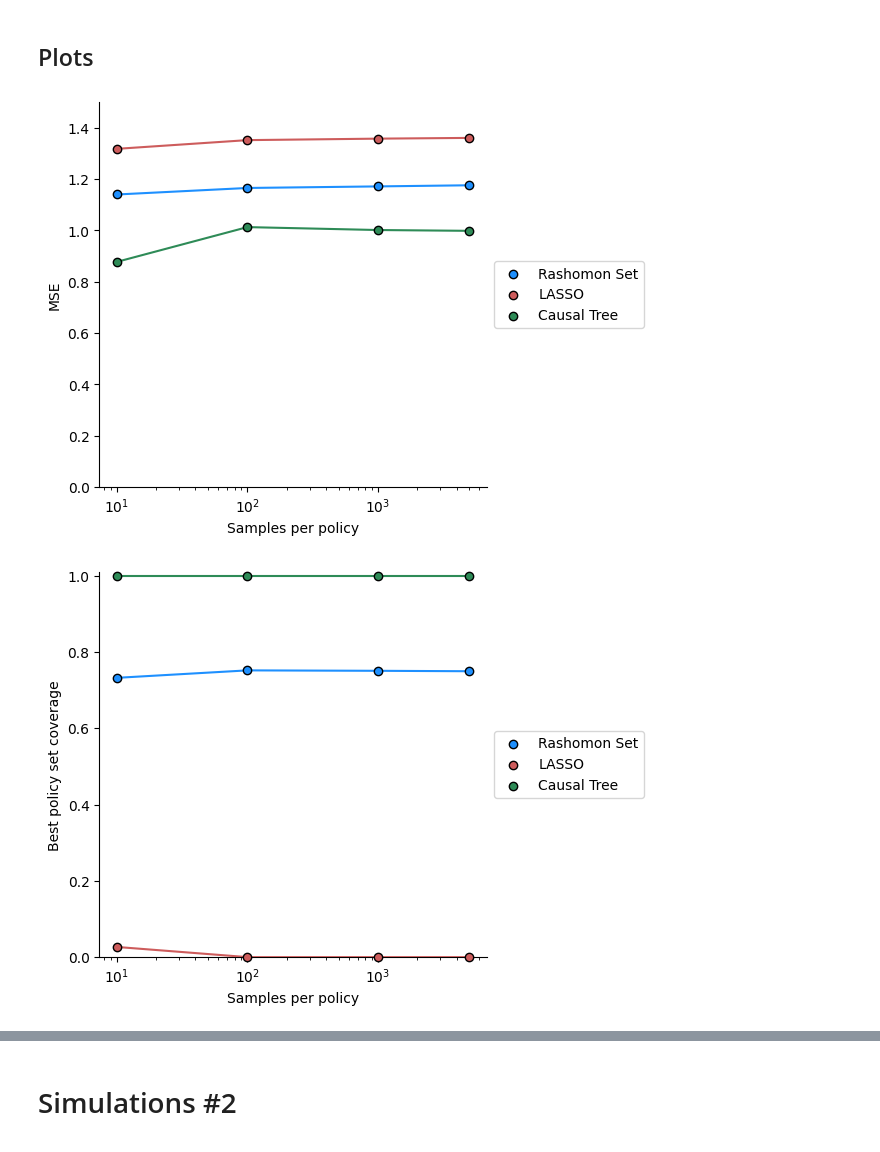
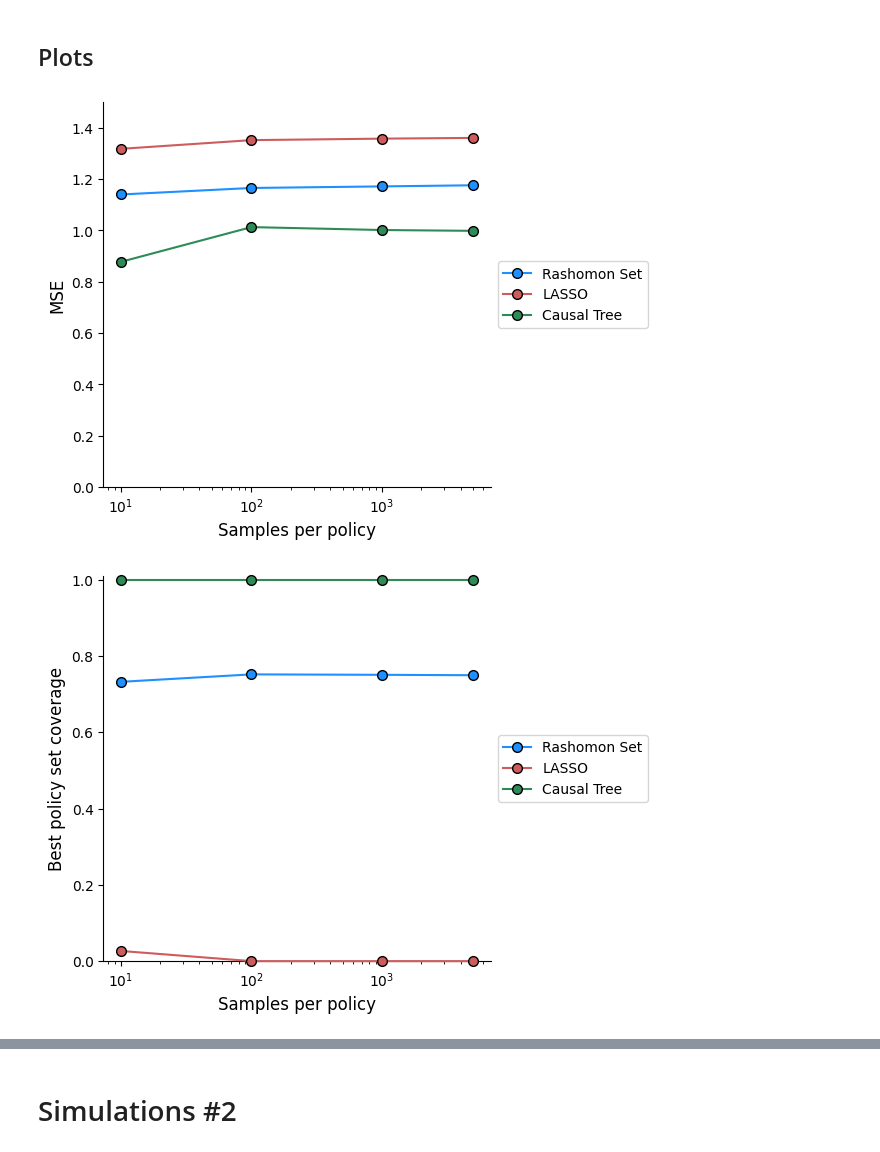
Before and after one commit to AparaV/rashomon-partition-sets, a Jupyter notebook: Code/analyze_results.ipynb, the cells around one changed output, grey strips where cells are left out. Saved outputs shown, nothing was run; the diff lists cells and outputs as text; code cells hidden in the pictures.

```diff
--- a/Code/analyze_results.ipynb
+++ b/Code/analyze_results.ipynb
@@ -167,66 +167,62 @@ fig, ax = plt.subplots(figsize=(5,5))
 ax.spines[['right', 'top']].set_visible(False)
 
 ax.plot(rashomon_df["n_per_pol"], rashomon_df["MSE_mean"],
-        color="dodgerblue", zorder=1)
-ax.scatter(rashomon_df["n_per_pol"], rashomon_df["MSE_mean"],
-           color="dodgerblue", edgecolor="black", zorder=1.1, label="Rashomon Set")
+        color="dodgerblue", zorder=1,
+        marker="o", markeredgecolor="black", markersize=7,
+        label="Rashomon Set")
 
 ax.plot(lasso_df["n_per_pol"], lasso_df["MSE_mean"],
-        color="indianred", zorder=1)
-ax.scatter(lasso_df["n_per_pol"], lasso_df["MSE_mean"],
-           color="indianred", edgecolor="black", zorder=3, clip_on=False,
-           label="LASSO")
+        color="indianred", zorder=3, clip_on=False,
+        marker="o", markeredgecolor="black", markersize=7,
+        label="LASSO")
 
 ax.plot(ct_df["n_per_pol"], ct_df["MSE_mean"],
-        color="seagreen", zorder=3)
-ax.scatter(ct_df["n_per_pol"], ct_df["MSE_mean"],
-           color="seagreen", edgecolor="black", zorder=3.5, clip_on=False,
-           label="Causal Tree")
+        color="seagreen", zorder=3.5, clip_on=False,
+        marker="o", markeredgecolor="black", markersize=7,
+        label="Causal Tree")
 
 ax.set_xscale("log")
-ax.set_xlabel("Samples per policy")
+ax.set_xlabel("Samples per policy", fontsize=12)
 ax.set_ylim(0, 1.5)
-ax.set_ylabel("MSE")
+ax.set_ylabel("MSE", fontsize=12)
 
 ax.legend(loc="center left", bbox_to_anchor=(1, 0.5))
 
-# plt.savefig("../Figures/worst_case/MSE.png", dpi=300, bbox_inches="tight")
+plt.savefig("../Figures/worst_case/MSE.png", dpi=300, bbox_inches="tight")
 plt.show()
 # %% [output]
-[figure, old version]
+[figure, new version]
 # %%
 fig, ax = plt.subplots(figsize=(5,5))
 
 ax.spines[['right', 'top']].set_visible(False)
 
 ax.plot(rashomon_df["n_per_pol"], rashomon_df["IOU_mean"],
-        color="dodgerblue", zorder=1)
-ax.scatter(rashomon_df["n_per_pol"], rashomon_df["IOU_mean"],
-           color="dodgerblue", edgecolor="black", zorder=1.1, label="Rashomon Set")
+        color="dodgerblue", zorder=1,
+        marker="o", markeredgecolor="black", markersize=7,
+        label="Rashomon Set")
 
 ax.plot(lasso_df["n_per_pol"], lasso_df["IOU_mean"],
-        color="indianred", zorder=3)
-ax.scatter(lasso_df["n_per_pol"], lasso_df["IOU_mean"],
-           color="indianred", edgecolor="black", zorder=3.5, clip_on=False,
-           label="LASSO")
+        color="indianred", zorder=3, clip_on=False,
+        marker="o", markeredgecolor="black", markersize=7,
+        label="LASSO")
 
 ax.plot(ct_df["n_per_pol"], ct_df["IOU_mean"],
-        color="seagreen", zorder=3)
-ax.scatter(ct_df["n_per_pol"], ct_df["IOU_mean"],
-           color="seagreen", edgecolor="black", zorder=3.5, clip_on=False,
-           label="Causal Tree")
+        color="seagreen", zorder=3.5, clip_on=False,
+        marker="o", markeredgecolor="black", markersize=7,
+        label="Causal Tree")
 
 ax.set_xscale("log")
-ax.set_xlabel("Samples per policy")
+ax.set_xlabel("Samples per policy", fontsize=12)
 ax.set_ylim(0, 1.01)
-ax.set_ylabel("Best policy set coverage")
+ax.set_ylabel("Best policy set coverage", fontsize=12)
 
 ax.legend(loc="center left", bbox_to_anchor=(1, 0.5))
 
-# plt.savefig("../Figures/worst_case/policy_coverage.png", dpi=300, bbox_inches="tight")
+plt.savefig("../Figures/worst_case/policy_coverage.png", dpi=300, bbox_inches="tight")
 plt.show()
 # %% [output]
-[figure, old version]
+[figure, new version]
 # %%
 fig, ax = plt.subplots(figsize=(5,5))
 
```
Also changed, not shown: parts of 3 cells of this notebook, 6 other files.
